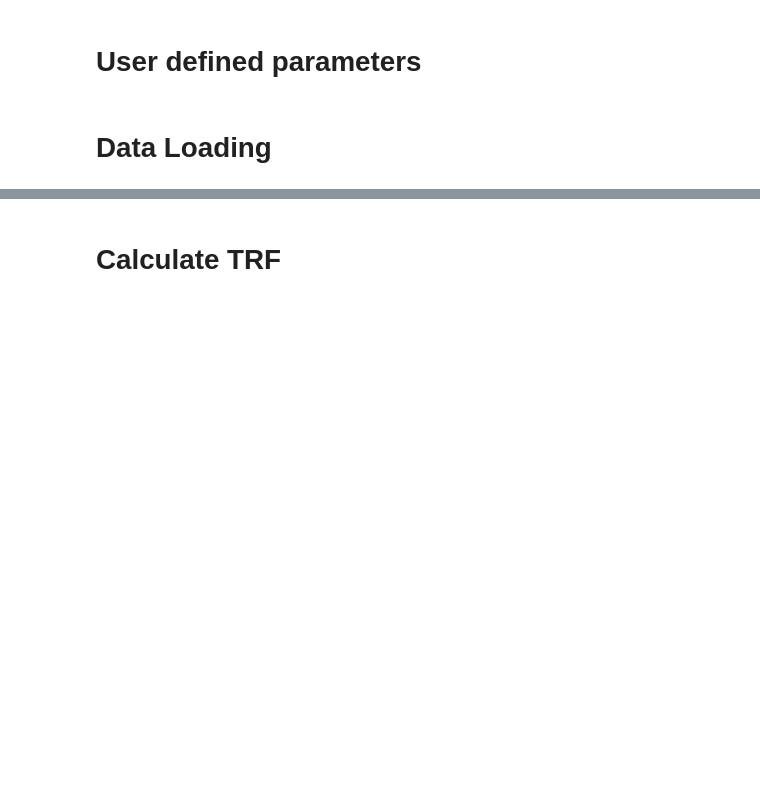
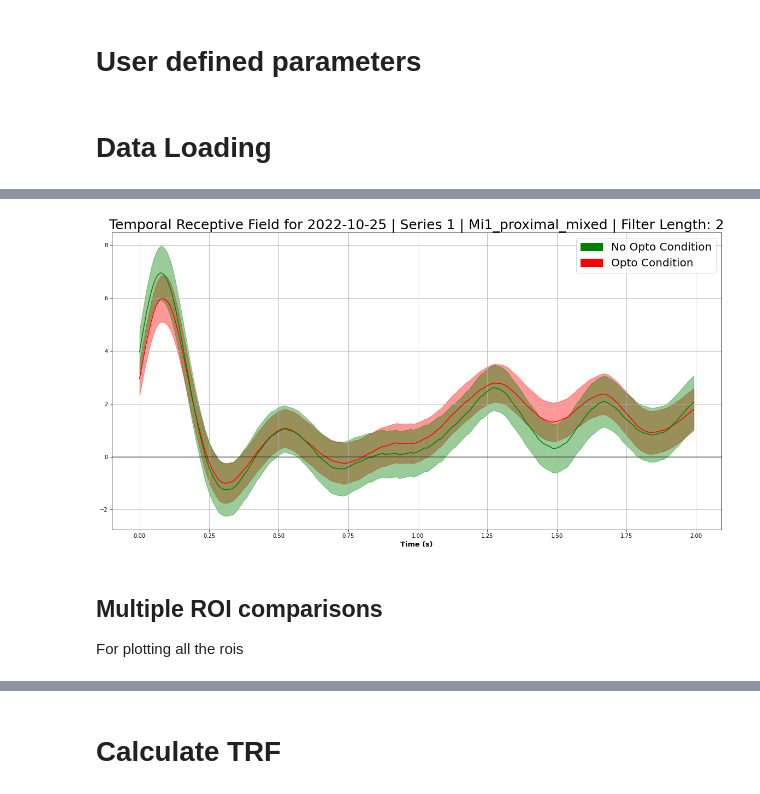
Before and after one commit to Biofall/two_photon_analysis, a Jupyter notebook: notebooks/temp_rf.py.ipynb, the cells around one changed output, grey strips where cells are left out. Saved outputs shown, nothing was run; the diff lists cells and outputs as text; code cells hidden in the pictures; blank space fills up the shorter version.

```diff
--- a/notebooks/temp_rf.py.ipynb
+++ b/notebooks/temp_rf.py.ipynb
@@ -18,13 +19,14 @@ from visanalysis.analysis import imaging_data, shared_analysis
 # User defined parameters
 # %%
 # define recording series to analyze
-experiment_file_directory = "/Volumes/ROG2TBAK/data/bruker/20221027"
-experiment_file_name = "2022-10-27"  # sys.argv[1]
-series_number = "5"  # int(sys.argv[2])
-roi_set_name = "proximal_roi2"  # sys.argv[3]
+experiment_file_directory = "/Volumes/ROG2TBAK/data/bruker/20221025"
+experiment_file_name = "2022-10-25"  # sys.argv[1]
+series_number = "1"  # int(sys.argv[2])
+roi_set_name = "Mi1_proximal_mixed"  # sys.argv[3]
 
-filter_length = 3
-savefig = False
+filter_length = 2
+dff = True
+savefig = True
 # %% [markdown]
 # Data Loading
 # %%
@@ -48,0 +219,13 @@ run_parameters = ID.getRunParameters()
+# %%
+def avgAcrossROIs(nopto_mean_trf, nopto_sem_plus, nopto_sem_minus, yopto_mean_trf, yopto_sem_plus, yopto_sem_minus):
+    across_roi_nopto_trf = np.mean(nopto_mean_trf, axis = 0)
+    across_roi_nopto_sem_plus = np.mean(nopto_sem_plus, axis = 0)
+    across_roi_nopto_sem_minus = np.mean(nopto_sem_minus, axis = 0)
+    across_roi_yopto_trf = np.mean(yopto_mean_trf, axis = 0)
+    across_roi_yopto_sem_plus = np.mean(yopto_sem_plus, axis = 0)
+    across_roi_yopto_sem_minus = np.mean(yopto_sem_minus, axis = 0)
+
+    return across_roi_nopto_trf, across_roi_nopto_sem_plus, across_roi_nopto_sem_minus, across_roi_yopto_trf, across_roi_yopto_sem_plus, across_roi_yopto_sem_minus
+# %%
+# Run function to average across ROIs
+across_roi_nopto_trf, across_roi_nopto_sem_plus, across_roi_nopto_sem_minus, across_roi_yopto_trf, across_roi_yopto_sem_plus, across_roi_yopto_sem_minus = avgAcrossROIs(nopto_mean_trf, nopto_sem_plus, nopto_sem_minus, yopto_mean_trf, yopto_sem_plus, yopto_sem_minus)
@@ -48,0 +277,11 @@ run_parameters = ID.getRunParameters()
+# %%
+plotSingleTRFComparison(
+                        across_roi_nopto_trf, across_roi_nopto_sem_plus, across_roi_nopto_sem_minus,
+                        across_roi_yopto_trf, across_roi_yopto_sem_plus, across_roi_yopto_sem_minus,
+                        savefig = True
+                       )
+# %% [output]
+[figure, added]
+# %% [markdown]
+## Multiple ROI comparisons
+For plotting all the rois
```
Also changed, not shown: parts of 29 cells of this notebook.
